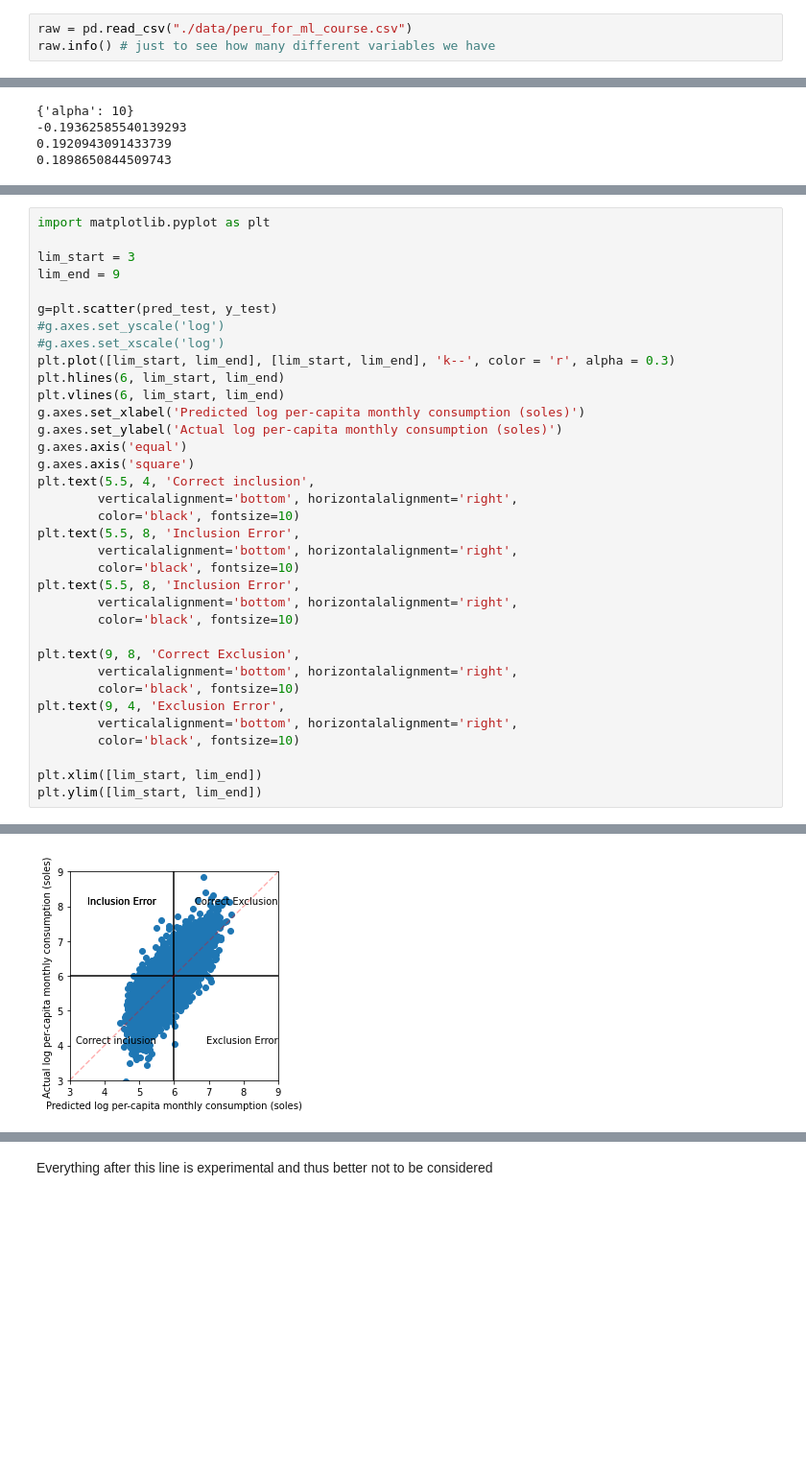
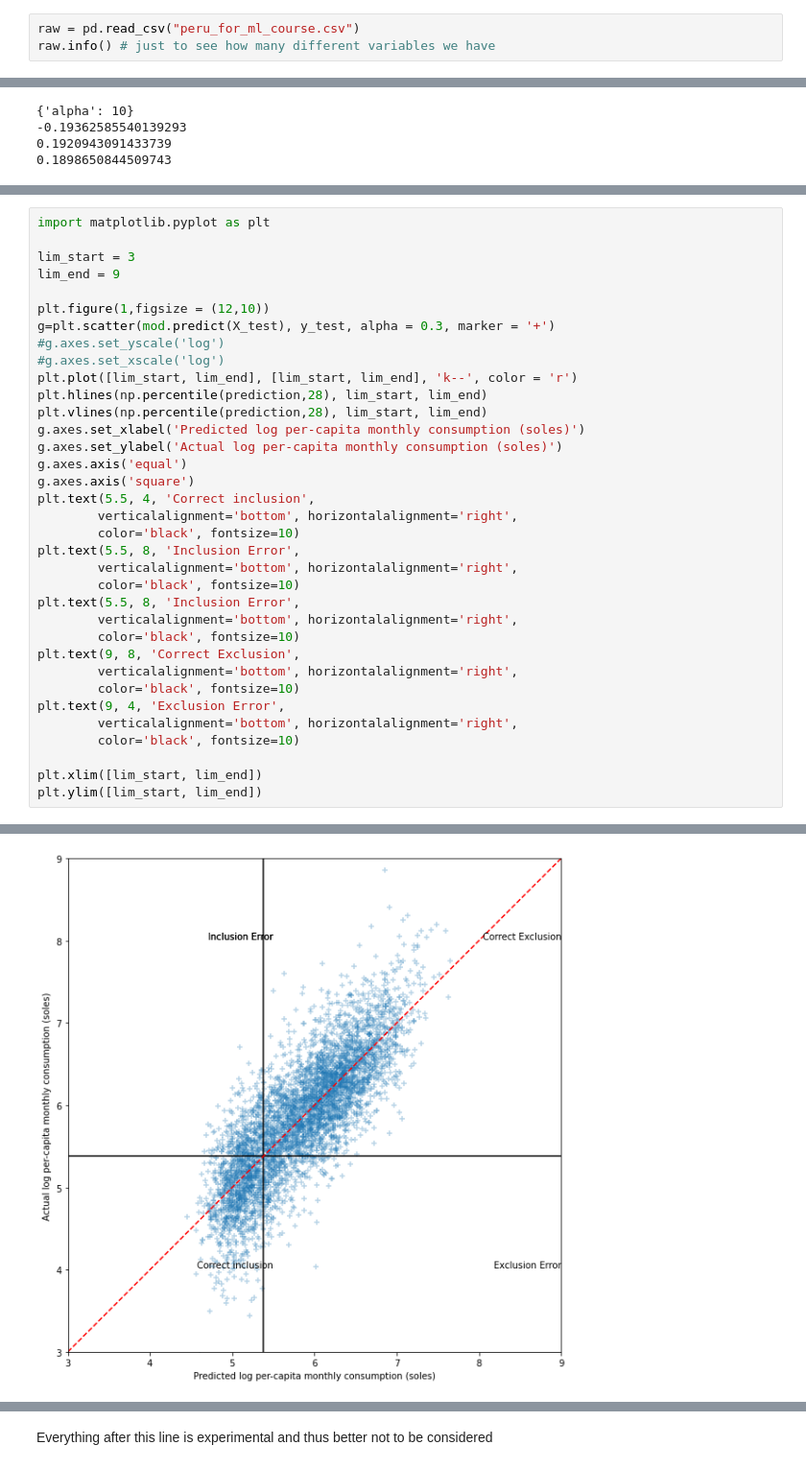
Before and after one commit to AnnetVasileva/machineLearning, a Jupyter notebook: Practical 1 read in data.ipynb, the cells around one changed output, grey strips where cells are left out. Shown at 96% size. Drawn from its saved outputs; the diff is of its cells as text; blank space fills up the shorter version.

```diff
--- a/Practical 1 read in data.ipynb
+++ b/Practical 1 read in data.ipynb
@@ -10,5 +12,5 @@ import _pickle as cp
 # %%
-raw = pd.read_csv("./data/peru_for_ml_course.csv")
+raw = pd.read_csv("peru_for_ml_course.csv")
 raw.info() # just to see how many different variables we have
 # %% [output]
 <class 'pandas.core.frame.DataFrame'>
@@ -461,36 +503,36 @@ import matplotlib.pyplot as plt
 
 lim_start = 3
 lim_end = 9
 
-g=plt.scatter(pred_test, y_test)
+plt.figure(1,figsize = (12,10))
+g=plt.scatter(mod.predict(X_test), y_test, alpha = 0.3, marker = '+')
 #g.axes.set_yscale('log')
 #g.axes.set_xscale('log')
-plt.plot([lim_start, lim_end], [lim_start, lim_end], 'k--', color = 'r', alpha = 0.3)
-plt.hlines(6, lim_start, lim_end)
-plt.vlines(6, lim_start, lim_end)
+plt.plot([lim_start, lim_end], [lim_start, lim_end], 'k--', color = 'r')
+plt.hlines(np.percentile(prediction,28), lim_start, lim_end)
+plt.vlines(np.percentile(prediction,28), lim_start, lim_end)
 g.axes.set_xlabel('Predicted log per-capita monthly consumption (soles)')
 g.axes.set_ylabel('Actual log per-capita monthly consumption (soles)')
 g.axes.axis('equal')
 g.axes.axis('square')
 plt.text(5.5, 4, 'Correct inclusion',
         verticalalignment='bottom', horizontalalignment='right',
         color='black', fontsize=10)
 plt.text(5.5, 8, 'Inclusion Error',
         verticalalignment='bottom', horizontalalignment='right',
         color='black', fontsize=10)
 plt.text(5.5, 8, 'Inclusion Error',
         verticalalignment='bottom', horizontalalignment='right',
         color='black', fontsize=10)
-
 plt.text(9, 8, 'Correct Exclusion',
         verticalalignment='bottom', horizontalalignment='right',
         color='black', fontsize=10)
 plt.text(9, 4, 'Exclusion Error',
         verticalalignment='bottom', horizontalalignment='right',
         color='black', fontsize=10)
 
 plt.xlim([lim_start, lim_end])
 plt.ylim([lim_start, lim_end])
 # %% [output]
 (3.0, 9.0)
-[figure, old version]
+[figure, new version]
```
Also changed, not shown: parts of 38 cells of this notebook.
